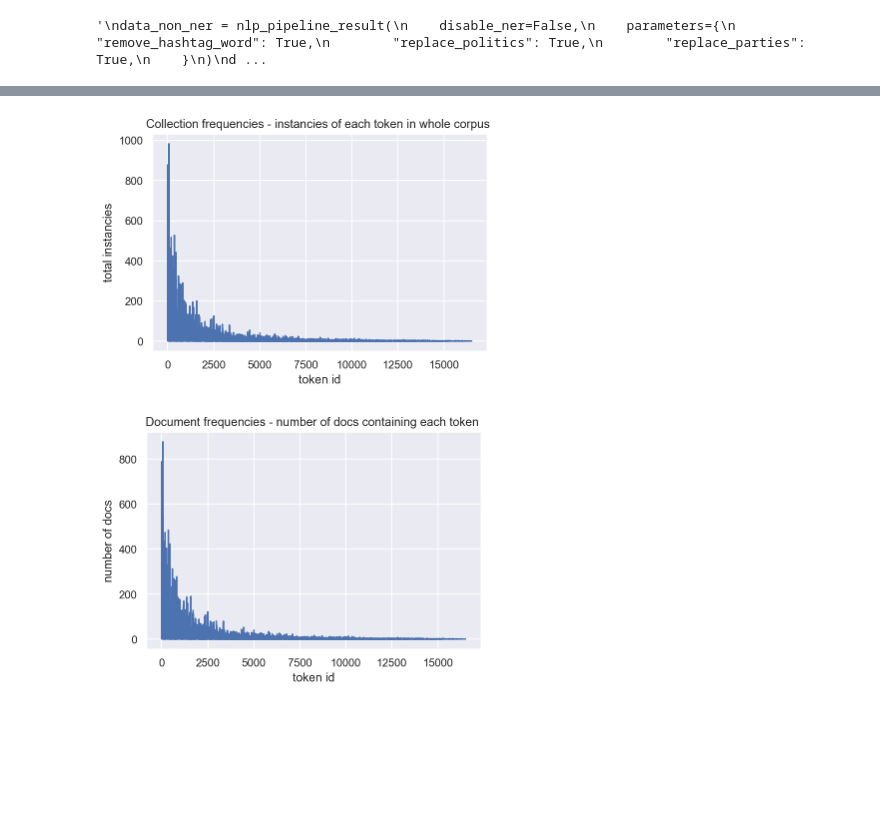
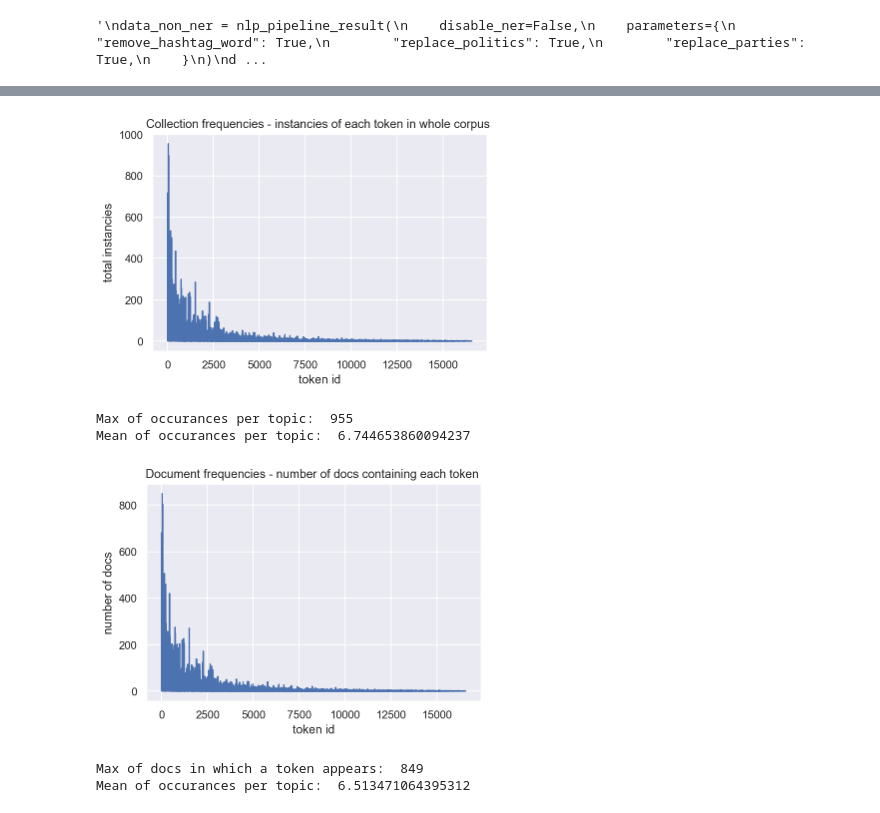
Before and after one commit to saizk/NLP-with-Spanish-Politicians-Tweets, a Jupyter notebook: data_analysis.ipynb, the cells around one changed output, grey strips where cells are left out. Cells and saved outputs as stored; diff of their text form; code cells hidden in the pictures; blank space fills up the shorter version.

```diff
--- a/data_analysis.ipynb
+++ b/data_analysis.ipynb
@@ -138,16 +138,43 @@ token_dic = Dictionary(tweets_corpus)
 # %%
 # Collection frequencies: token_id -> how many instances of this token are contained in the documents.
 
 collfreq = token_dic.cfs.items()
 collfreq = sorted(collfreq)
 x, y = zip(*collfreq)
 plt.plot(x, y)
 plt.title('Collection frequencies - instancies of each token in whole corpus ')
 plt.xlabel('token id')
 plt.ylabel('total instancies')
 plt.show()
+
+
+
+# MEAN
+
+count = 0
+_sum = 0
+for key in token_dic.cfs:
+    count += 1
+    _sum += token_dic.cfs[key]
+
+instances_mean = _sum/count
+
+
+
+#MAX
+
+instances_max = max(token_dic.cfs.values())
+
+
+
+
+
+print("Max of occurances per topic: ",instances_max )
+print("Mean of occurances per topic: ",instances_mean )
 # %% [output]
-[figure, old version]
+[figure, new version]
+Max of occurances per topic:  955
+Mean of occurances per topic:  6.744653860094237
 # %%
 # Document frequencies: token_id -> how many documents contain this token
 
@@ -160,8 +187,35 @@ plt.title('Document frequencies - number of docs containing each token ')
 plt.xlabel('token id')
 plt.ylabel('number of docs')
 plt.show()
+
+
+
+# MEAN
+
+count = 0
+_sum = 0
+for key in token_dic.dfs:
+    count += 1
+    _sum += token_dic.dfs[key]
+
+docs_mean = _sum/count
+
+
+
+#MAX
+
+docs_max = max(token_dic.dfs.values())
+
+
+
+
+
+print("Max of docs in which a token appears: ",docs_max )
+print("Mean of occurances per topic: ",docs_mean )
 # %% [output]
-[figure, old version]
+[figure, new version]
+Max of docs in which a token appears:  849
+Mean of occurances per topic:  6.513471064395312
 # %%
 #FILTER TOKEN DICTIONARY
 
```
Also changed, not shown: parts of 11 cells of this notebook.
